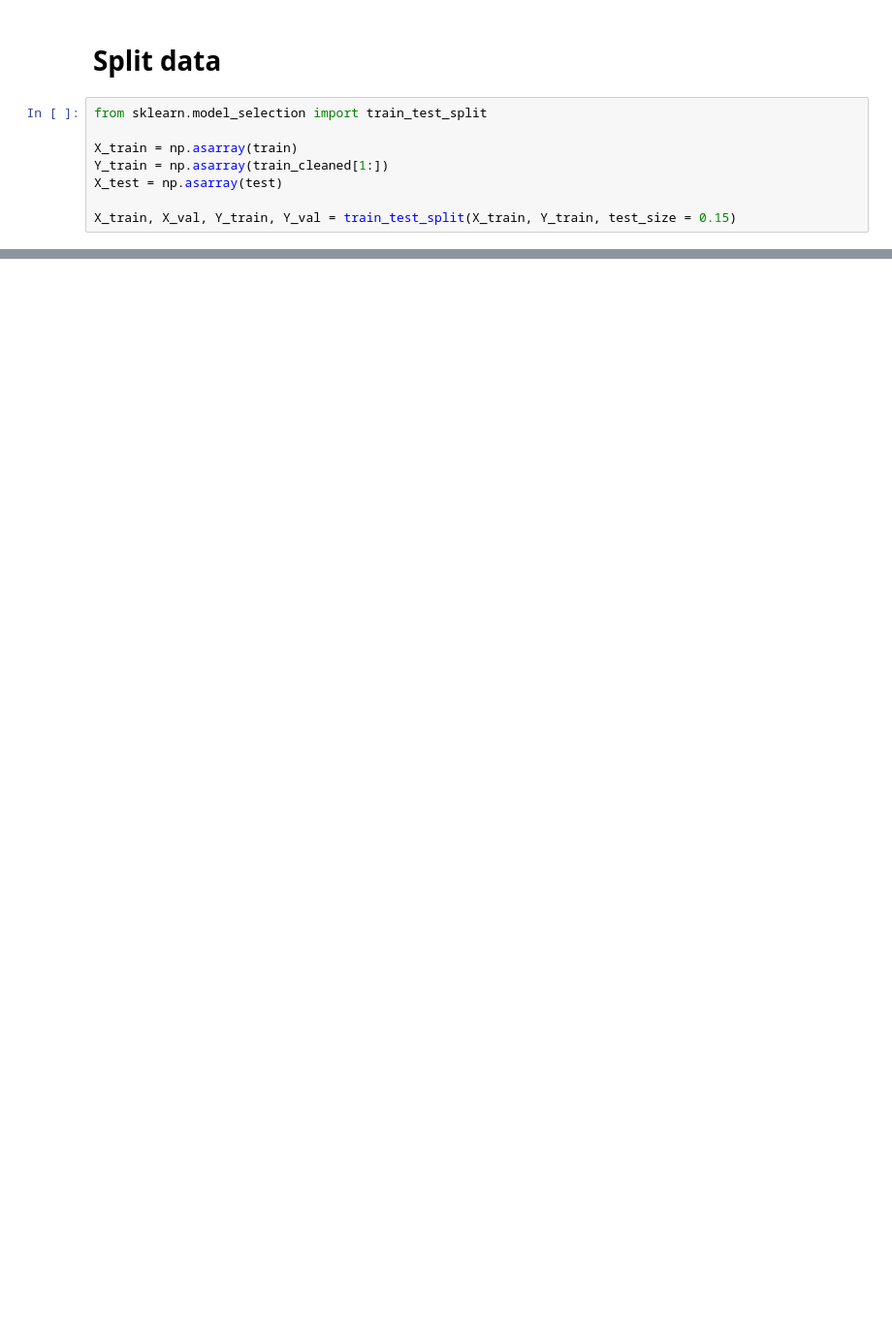
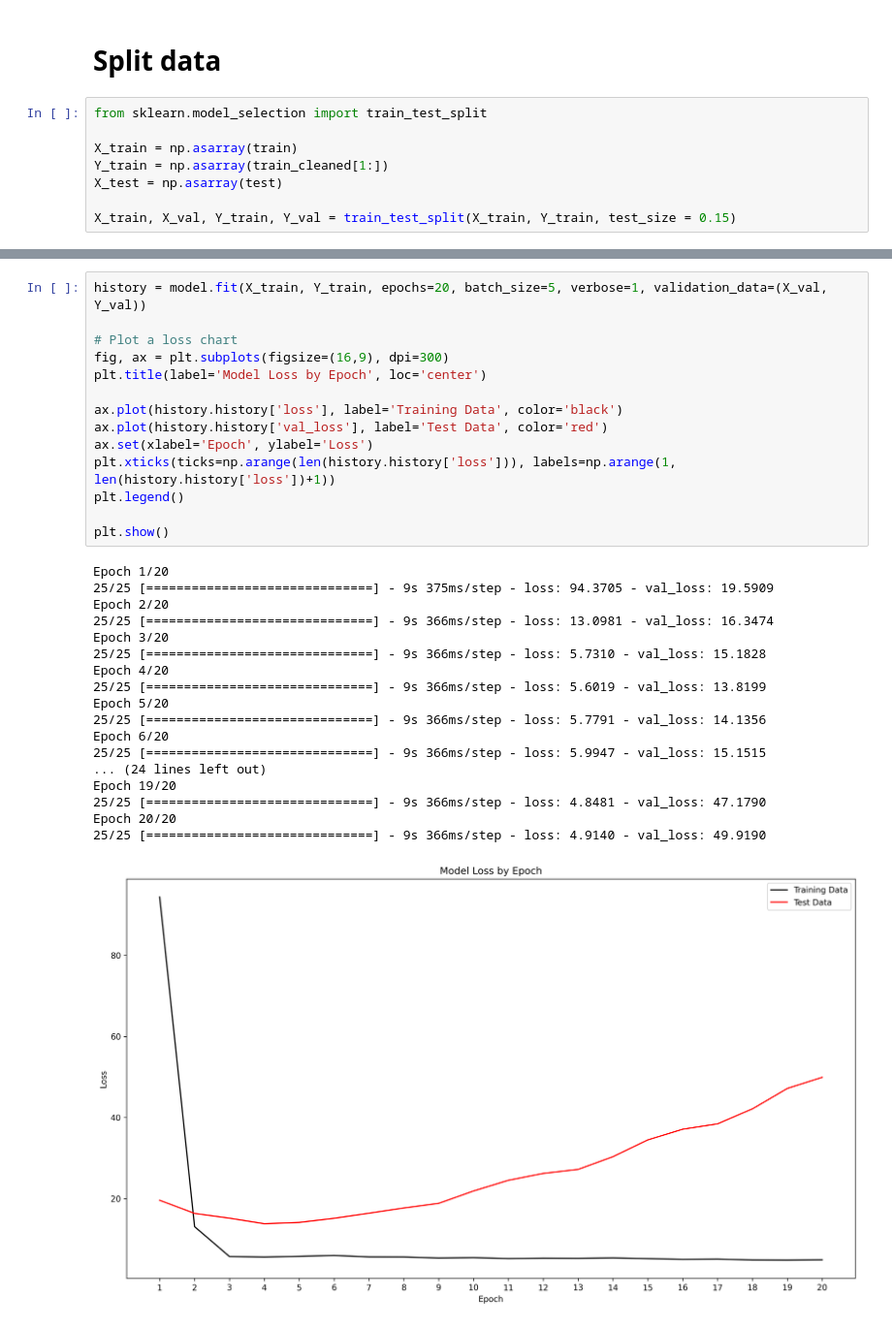
Before and after one commit to PolinaLegusheva/data_and_model, a Jupyter notebook: model.ipynb, the cells around one changed output, grey strips where cells are left out. Shown at 97% size. Cells and saved outputs as stored; diff of their text form; blank space fills up the shorter version.

```diff
--- a/model.ipynb
+++ b/model.ipynb
@@ -154,0 +218,33 @@ Epoch 20/20
+# %%
+history = model.fit(X_train, Y_train, epochs=20, batch_size=5, verbose=1, validation_data=(X_val, Y_val))
+
+# Plot a loss chart
+fig, ax = plt.subplots(figsize=(16,9), dpi=300)
+plt.title(label='Model Loss by Epoch', loc='center')
+
+ax.plot(history.history['loss'], label='Training Data', color='black')
+ax.plot(history.history['val_loss'], label='Test Data', color='red')
+ax.set(xlabel='Epoch', ylabel='Loss')
+plt.xticks(ticks=np.arange(len(history.history['loss'])), labels=np.arange(1, len(history.history['loss'])+1))
+plt.legend()
+
+plt.show()
+# %% [output]
+Epoch 1/20
+25/25 [==============================] - 9s 375ms/step - loss: 94.3705 - val_loss: 19.5909
+Epoch 2/20
+25/25 [==============================] - 9s 366ms/step - loss: 13.0981 - val_loss: 16.3474
+Epoch 3/20
+25/25 [==============================] - 9s 366ms/step - loss: 5.7310 - val_loss: 15.1828
+Epoch 4/20
+25/25 [==============================] - 9s 366ms/step - loss: 5.6019 - val_loss: 13.8199
+Epoch 5/20
+25/25 [==============================] - 9s 366ms/step - loss: 5.7791 - val_loss: 14.1356
+Epoch 6/20
+25/25 [==============================] - 9s 366ms/step - loss: 5.9947 - val_loss: 15.1515
+... (24 lines left out)
+Epoch 19/20
+25/25 [==============================] - 9s 366ms/step - loss: 4.8481 - val_loss: 47.1790
+Epoch 20/20
+25/25 [==============================] - 9s 366ms/step - loss: 4.9140 - val_loss: 49.9190
+[figure, added]
```
Also changed, not shown: parts of 12 cells of this notebook, 4 other files.
